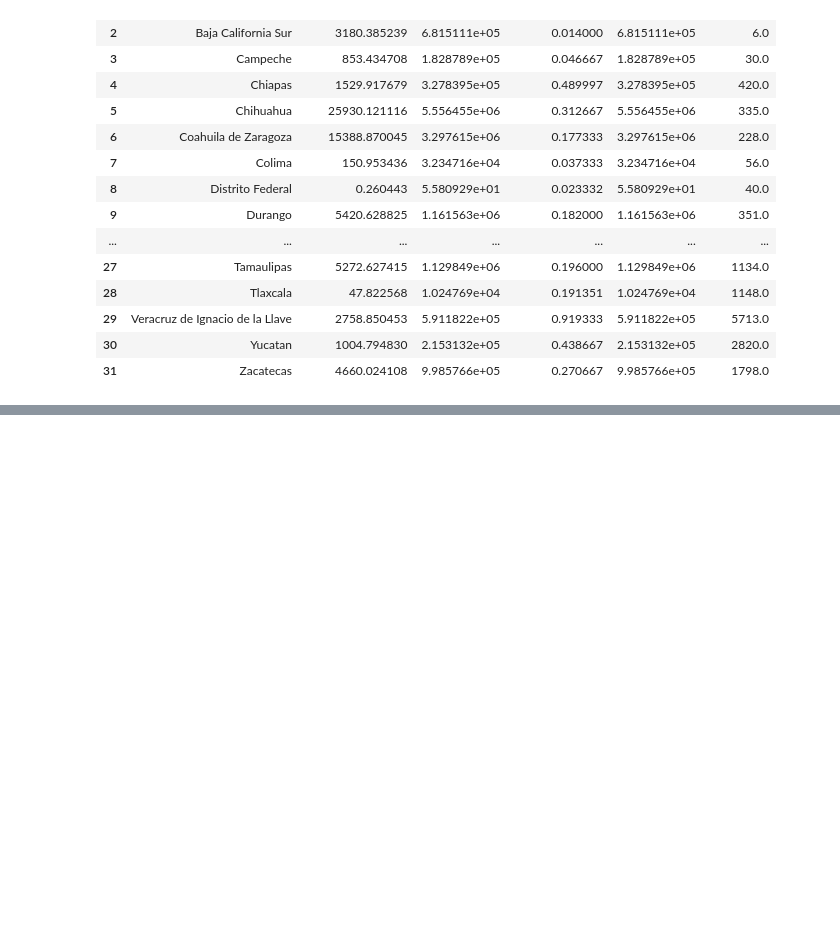
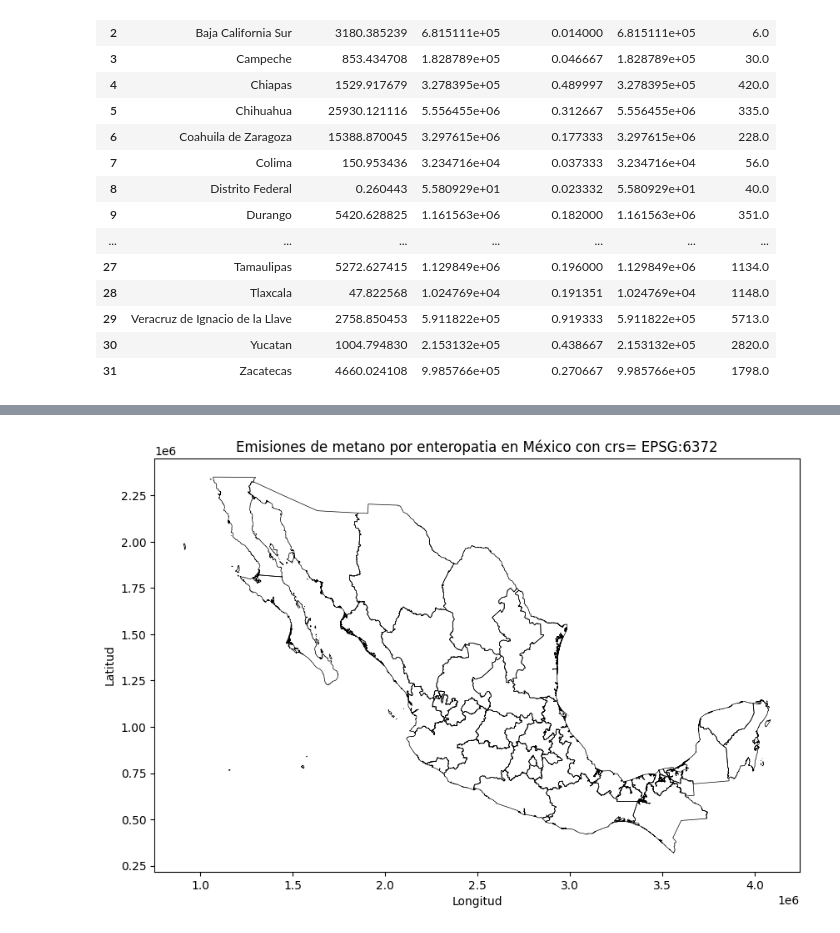
Before and after one commit to heritaco/Geospatial-Data-Analysis, a Jupyter notebook: 07-Interpolacion/llorar.ipynb, the cells around one changed output, grey strips where cells are left out. Drawn from its saved outputs; the diff is of its cells as text; code cells hidden in the pictures; blank space fills up the shorter version.

```diff
--- a/07-Interpolacion/llorar.ipynb
+++ b/07-Interpolacion/llorar.ipynb
@@ -185,0 +196,12 @@ municipios_con_estado_sum
+# %%
+# cambiar la proyección a Lambert Conformal Conic México (p.ej. EPSG:6372).
+estados = estados.to_crs(epsg=6372)
+# plot the geometry
+fig, ax = plt.subplots(1, 1, figsize=(10, 10))
+estados.boundary.plot(ax=ax, color='black', linewidth=0.5)
+plt.title(f'Emisiones de metano por enteropatia en México con crs= {estados.crs}')
+plt.xlabel('Longitud')
+plt.ylabel('Latitud')
+plt.show()
+# %% [output]
+[figure, added]
```
Also changed, not shown: parts of 3 cells of this notebook, 3 other files.
